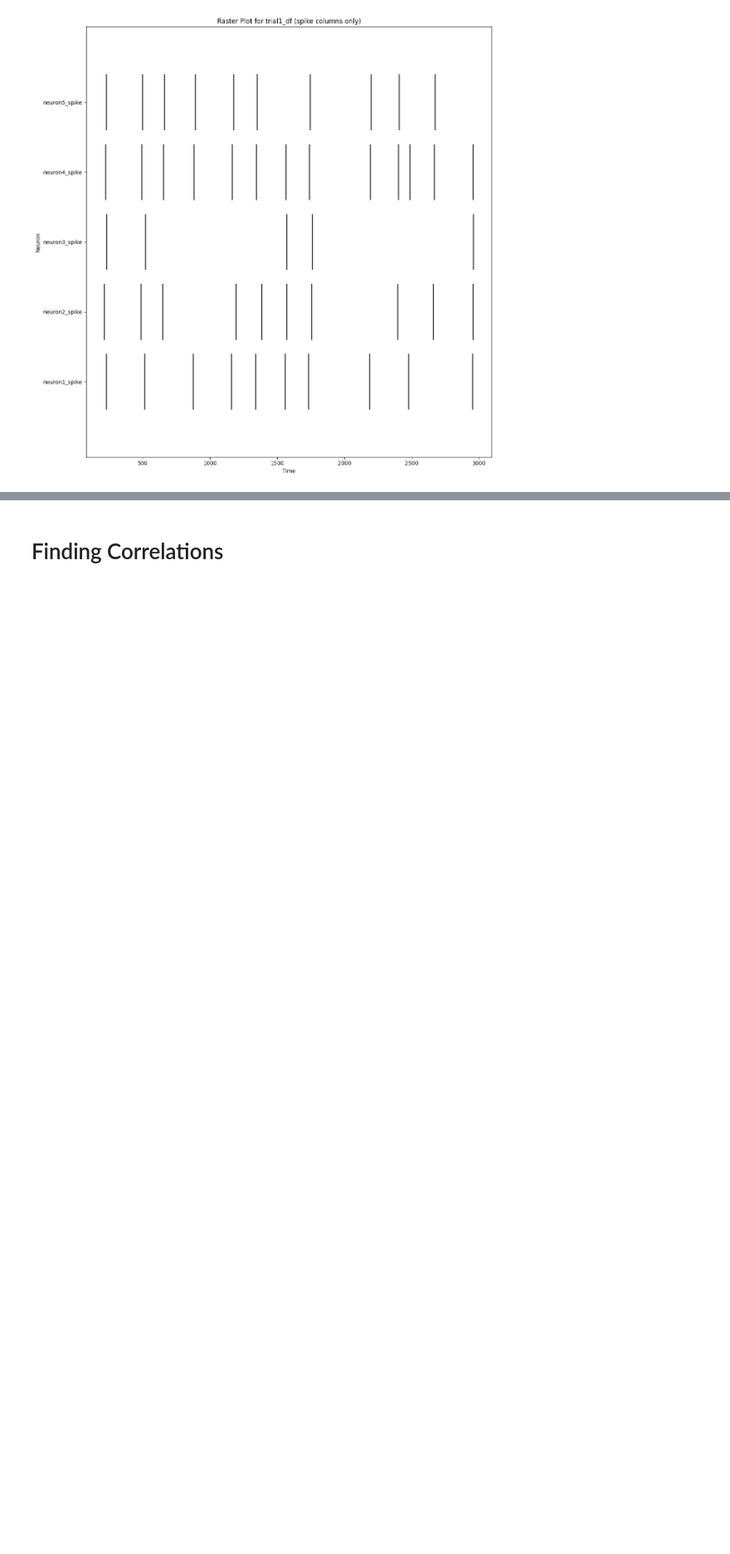
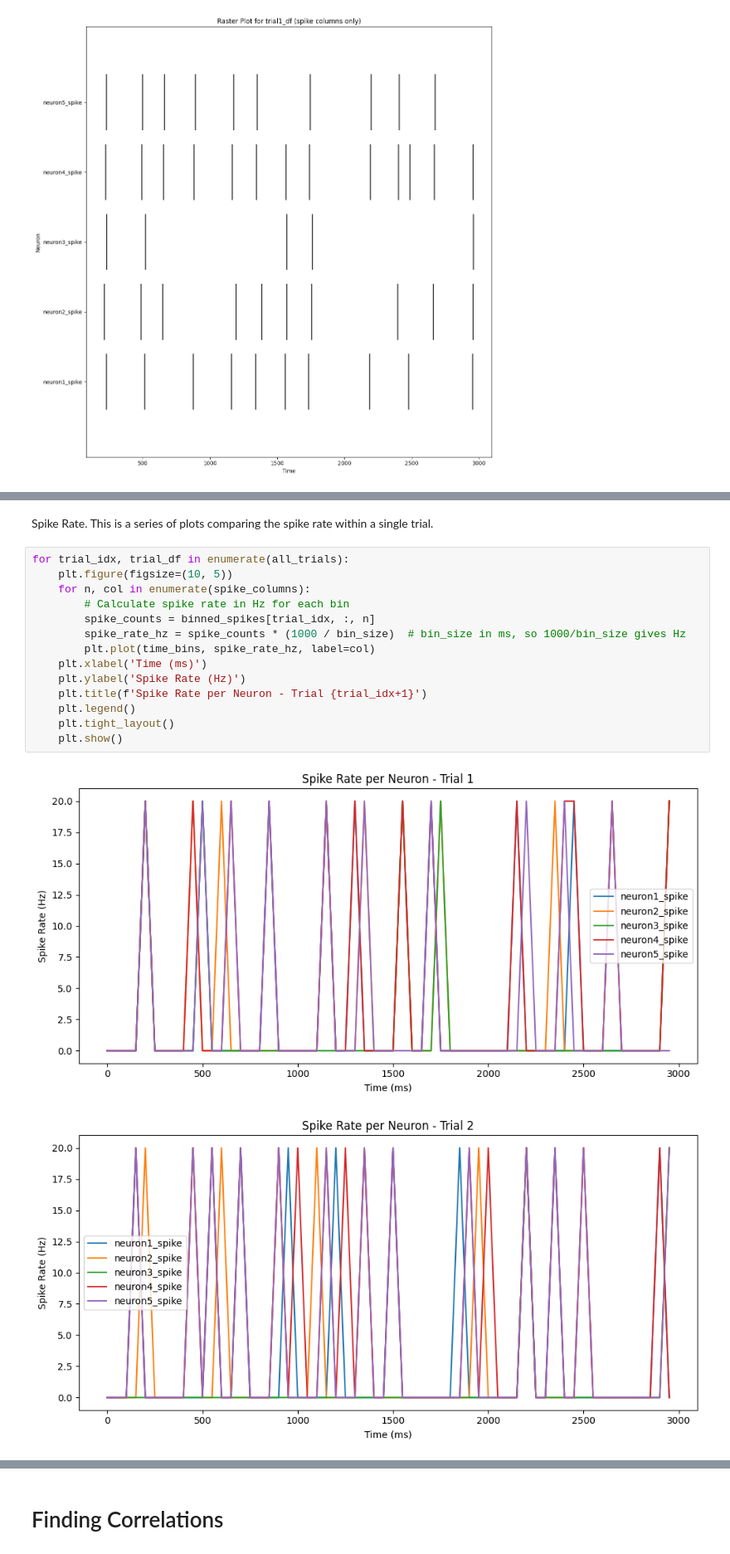
Before and after one commit to Nerfworm/IFneuron-model, a Jupyter notebook: data_playground_3.ipynb, the cells around one changed output, grey strips where cells are left out. Shown at 83% size. Saved outputs shown, nothing was run; the diff lists cells and outputs as text; blank space fills up the shorter version.

```diff
--- a/data_playground_3.ipynb
+++ b/data_playground_3.ipynb
@@ -186,0 +223,19 @@ plt.show()
+# %% [markdown]
+Spike Rate.  This is a series of plots comparing the spike rate within a single trial.
+# %%
+for trial_idx, trial_df in enumerate(all_trials):
+    plt.figure(figsize=(10, 5))
+    for n, col in enumerate(spike_columns):
+        # Calculate spike rate in Hz for each bin
+        spike_counts = binned_spikes[trial_idx, :, n]
+        spike_rate_hz = spike_counts * (1000 / bin_size)  # bin_size in ms, so 1000/bin_size gives Hz
+        plt.plot(time_bins, spike_rate_hz, label=col)
+    plt.xlabel('Time (ms)')
+    plt.ylabel('Spike Rate (Hz)')
+    plt.title(f'Spike Rate per Neuron - Trial {trial_idx+1}')
+    plt.legend()
+    plt.tight_layout()
+    plt.show()
+# %% [output]
+[figure, added]
+[figure, added]
```
Also changed, not shown: parts of 24 cells of this notebook.
